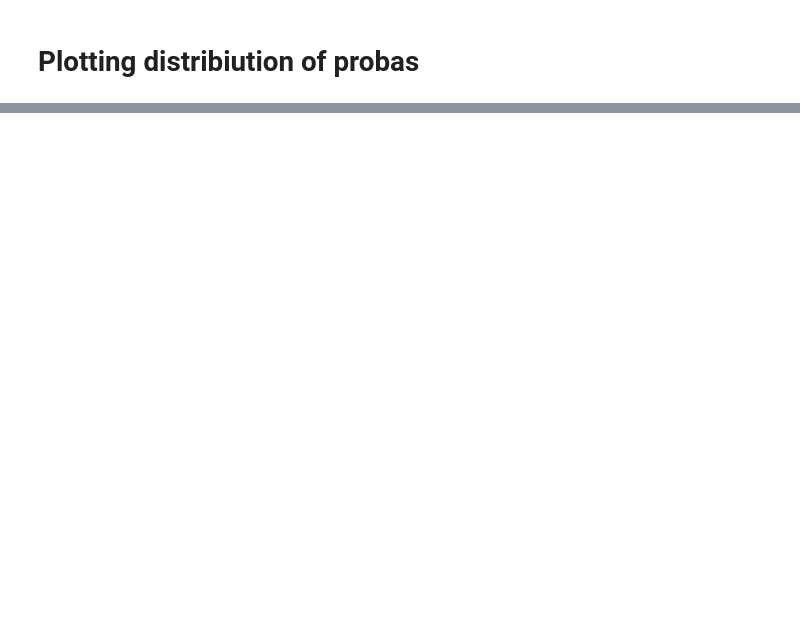
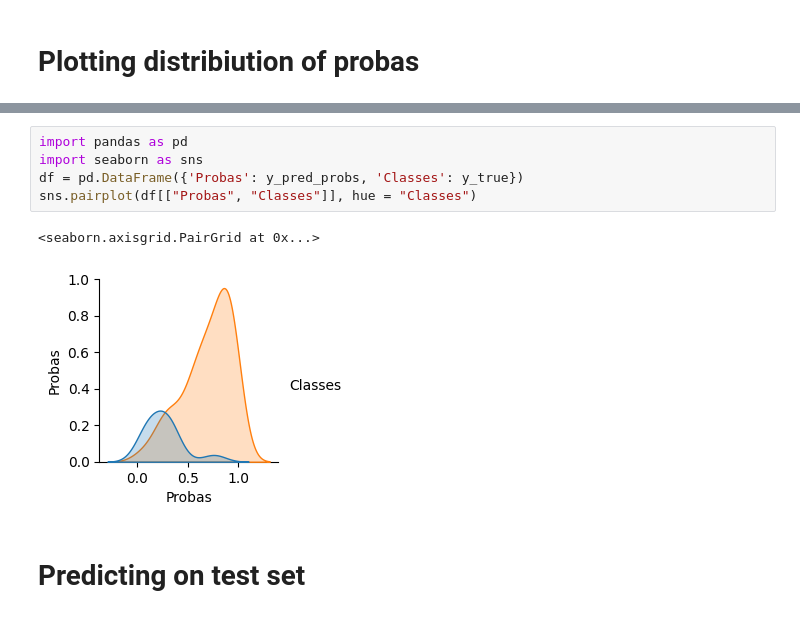
Before and after one commit to adel-R/QB-AI-for-Good, a Jupyter notebook: 2_Diagnostics.ipynb, the cells around one changed output, grey strips where cells are left out. Saved outputs shown, nothing was run; the diff lists cells and outputs as text; blank space fills up the shorter version.

```diff
--- a/2_Diagnostics.ipynb
+++ b/2_Diagnostics.ipynb
@@ -110,0 +135,10 @@ plt.show()
+# %%
+import pandas as pd
+import seaborn as sns
+df = pd.DataFrame({'Probas': y_pred_probs, 'Classes': y_true})
+sns.pairplot(df[["Probas", "Classes"]], hue = "Classes")
+# %% [output]
+<seaborn.axisgrid.PairGrid at 0x...>
+[figure, added]
+# %% [markdown]
+# Predicting on test set
```
Also changed, not shown: parts of 8 cells of this notebook, 2 other files.
